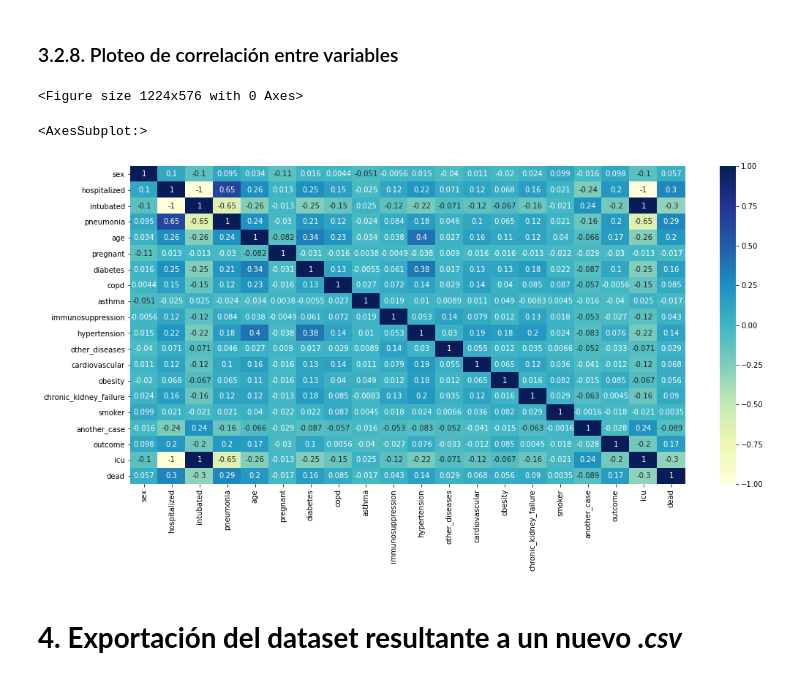
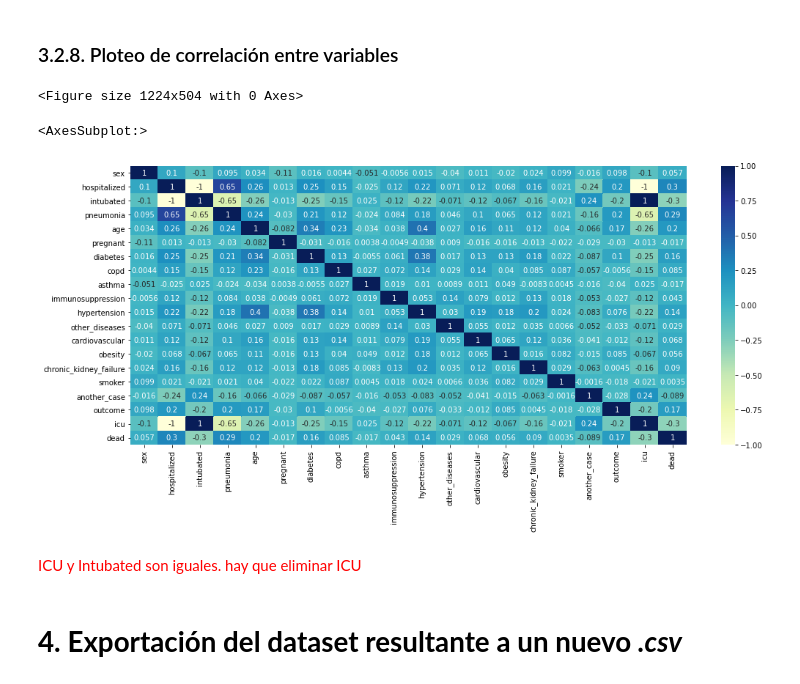
Before and after one commit to szl30n/ProyectosDHDS, a Jupyter notebook: TP3/notebooks/1_Preparacion.ipynb, the cells around one changed output. Saved outputs shown, nothing was run; the diff lists cells and outputs as text; code cells hidden in the pictures.

```diff
--- a/TP3/notebooks/1_Preparacion.ipynb
+++ b/TP3/notebooks/1_Preparacion.ipynb
@@ -64,11 +64,13 @@ data_col_clean.shape
 # %% [markdown]
 ### 3.2.8. Ploteo de correlación entre variables
 # %%
-plt.figure(figsize=(17,8))
+plt.figure(figsize=(17,7))
 sns.heatmap(data_raw.corr(), vmin = -1, vmax = 1, center = 0, cmap = "YlGnBu", annot = True)
 # %% [output]
-<Figure size 1224x576 with 0 Axes>
+<Figure size 1224x504 with 0 Axes>
 <AxesSubplot:>
-[figure, old version]
+[figure, new version]
+# %% [markdown]
+ <font color='red'>ICU y Intubated son iguales. hay que eliminar ICU</font>
 # %% [markdown]
 # **4. Exportación del dataset resultante a un nuevo *.csv***
```
Also changed, not shown: 1 other file.
